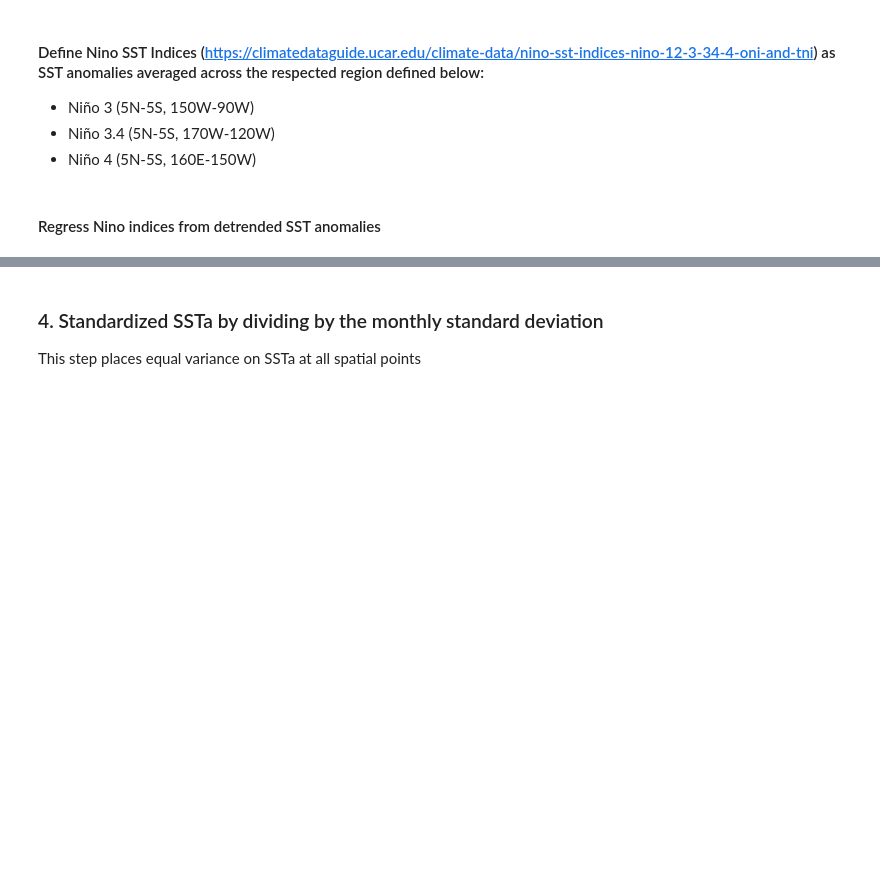
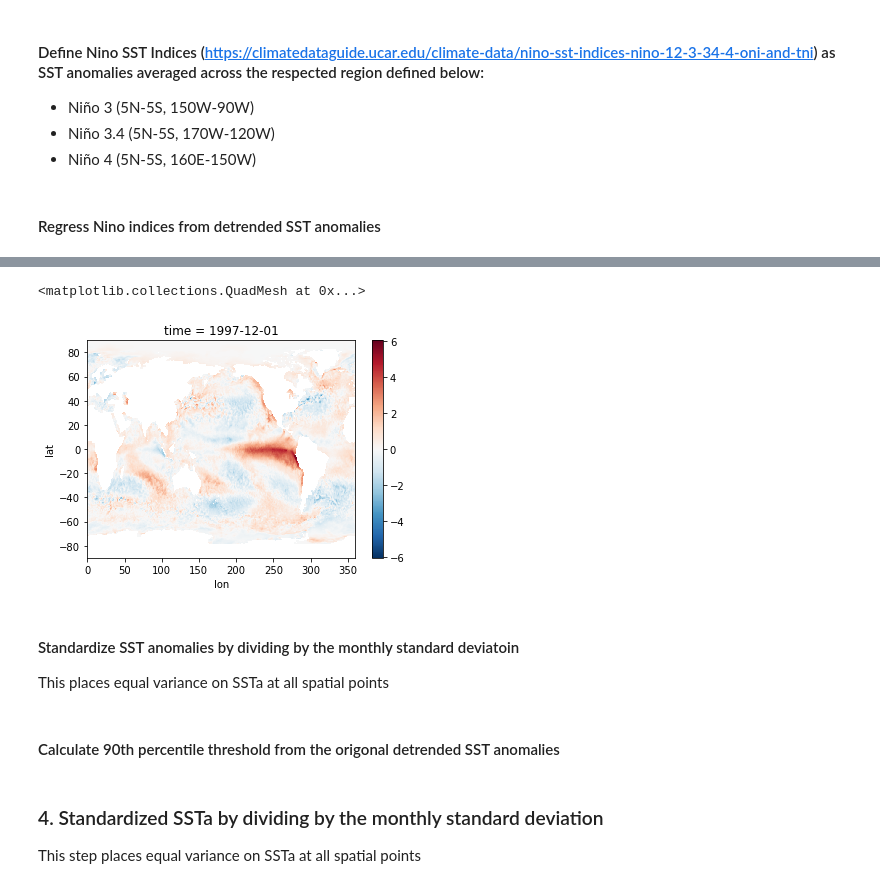
Before and after one commit to ocetrac/marine-heatwaves, a Jupyter notebook: 00_preprocess.ipynb, the cells around one changed output, grey strips where cells are left out. Cells and saved outputs as stored; diff of their text form; code cells hidden in the pictures; blank space fills up the shorter version.

```diff
--- a/00_preprocess.ipynb
+++ b/00_preprocess.ipynb
@@ -107,8 +122,0 @@ seas = xr.DataArray(model_da[:,2:].dot(sst_mod[2:,:,:]), dims=['time','lat','lon
-# %%
-# redefine SST with and without the trend
-sst_notrend = xr.DataArray((mnsst-trend).values, dims=['time','lat','lon'], coords={'time':mnsst.time, 'lat':mnsst.lat.values, 'lon':mnsst.lon.values})
-sst_trend = xr.DataArray(mnsst.values, dims=['time','lat','lon'], coords={'time': mnsst.time, 'lat':mnsst.lat.values, 'lon':mnsst.lon.values})
-
-# compute anomalies (SSTa) by removing model coefficients – with and without the trend
-ssta_notrend = xr.DataArray((mnsst.values-model_da.dot(sst_mod)).values, dims=['time','lat','lon'], coords={'time':mnsst.time, 'lat':mnsst.lat.values, 'lon':mnsst.lon.values})
-ssta_trend = xr.DataArray((mnsst.values-model_da.dot(sst_mod[[0,2,3,4,5],:,:])).values, dims=['time','lat','lon'], coords={'time':mnsst.time, 'lat':mnsst.lat.values, 'lon':mnsst.lon.values})
@@ -114,0 +128,8 @@ ssta_trend = xr.DataArray((mnsst.values-model_da.dot(sst_mod[[0,2,3,4,5],:,:])).
+# %%
+ssta_notrend.sel(time=('1997-12-01')).plot()
+# %% [output]
+<matplotlib.collections.QuadMesh at 0x...>
+[figure, added]
+# %% [markdown]
+#### Standardize SST anomalies by dividing by the monthly standard deviatoin
+This places equal variance on SSTa at all spatial points
@@ -114,0 +142,2 @@ ssta_trend = xr.DataArray((mnsst.values-model_da.dot(sst_mod[[0,2,3,4,5],:,:])).
+# %% [markdown]
+#### Calculate 90th percentile threshold from the origonal detrended SST anomalies
```
Also changed, not shown: parts of 16 cells of this notebook.
